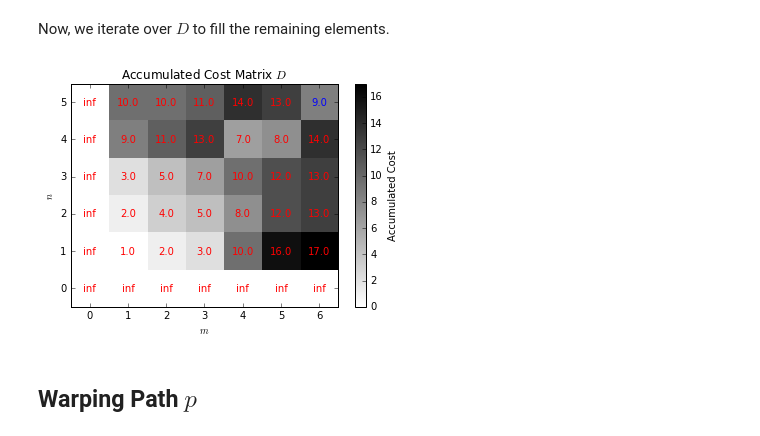
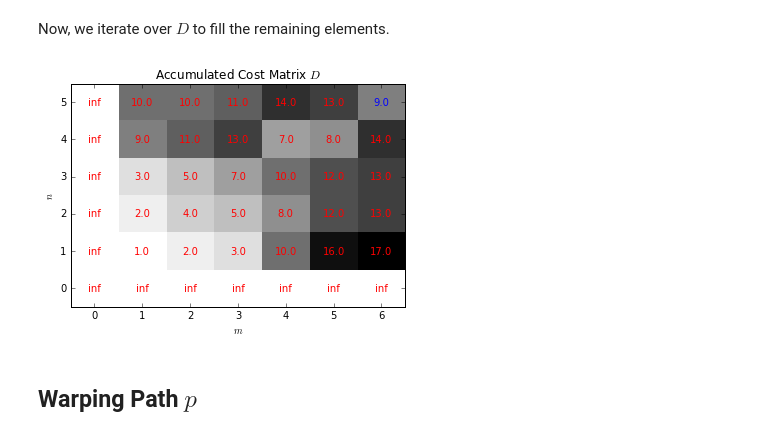
Before and after one commit to stefan-balke/mpa-exc, a Jupyter notebook: dtw.ipynb, the cells around one changed output. Cells and saved outputs as stored; diff of their text form; code cells hidden in the pictures.

Commit message:
DTW for arbitrary step sizes

```diff
--- a/dtw.ipynb
+++ b/dtw.ipynb
@@ -67,22 +67,16 @@ We use the trick of infinity-value rows and columns to make life easier.
 max_0 = step_sizes_sigma.max(axis=0).max()
 max_1 = step_sizes_sigma.max(axis=1).max()
 
-D = np.zeros(C.shape + np.array([max_0, max_1]))
+# initalize whole matrix with infinity values
+D = np.ones(C.shape + np.array([max_0, max_1])) * np.inf
 
-# Initialize extra rows and columns with inifinity cost
-D[:max_0, :] = np.inf
-D[:, :max_1] = np.inf
-
-# Initialize starting points with cumulated sum of C
-D[max_0, max_1:] = np.cumsum(C[0, :])
-D[max_0:, max_1] = np.cumsum(C[:, 0])
+# set starting point to C[0, 0]
+D[max_0, max_1] = C[0, 0]
 
 plt.imshow(D, cmap=plt.get_cmap('gray_r'),
            origin='lower', interpolation='nearest', aspect='auto')
 plt.ylabel('$n$')
 plt.xlabel('$m$')
-cbar = plt.colorbar()
-cbar.ax.set_ylabel('Accumulated Cost')
 plt.title('Accumulated Cost Matrix $D$')
 
 # add numbers to the plot
@@ -105,8 +99,6 @@ imax = ax.imshow(D, cmap=plt.get_cmap('gray_r'),
                  origin='lower', interpolation='nearest', aspect='auto')
 plt.ylabel('$n$')
 plt.xlabel('$m$')
-cbar = fig.colorbar(imax)
-cbar.ax.set_ylabel('Accumulated Cost')
 ax.set_title('Accumulated Cost Matrix $D$')
 
 # add numbers numbers to the plot
@@ -115,41 +107,39 @@ for x in xrange(D.shape[0]):
     for y in xrange(D.shape[1]):
         plt.annotate(str(D[x][y]), xy=(y, x),
                      horizontalalignment='center',
                      verticalalignment='center', color='red')
 
-for n in np.arange(max_0+1, D.shape[0]):
-    for m in np.arange(max_1+1, D.shape[1]):
-        cur_minima = []
-
+for n in np.arange(max_0, D.shape[0]):
+    for m in np.arange(max_1, D.shape[1]):
         # loop over possible step sizes
         for cur_weight_idx, cur_step_size in enumerate(step_sizes_sigma):
-            cur_minima.append(step_weights[cur_weight_idx] * D[n-cur_step_size[0], m-cur_step_size[1]])
+            cur_cost = D[n-cur_step_size[0], m-cur_step_size[1]]
+            cur_cost += step_weights[cur_weight_idx] * C[n-max_0, m-max_1]
 
-        cur_min = np.min(cur_minima)
-        D[n, m] = C[n-max_0, m-max_1] + cur_min
+            D[n, m] = np.min(np.array([cur_cost, D[n, m]]))
 
         imax = ax.imshow(D, cmap=plt.get_cmap('gray_r'),
                          origin='lower', interpolation='nearest', aspect='auto')
 
         # redraw annotations numbers to the plot
         del ax.texts[:]
 
         for x in xrange(D.shape[0]):
             for y in xrange(D.shape[1]):
                 if (x == n and y == m):
                     cur_color = 'blue'
                 else:
                     cur_color = 'red'
 
                 plt.annotate(str(D[x][y]), xy=(y, x),
                              horizontalalignment='center',
                              verticalalignment='center', color=cur_color)
 
         display.display(plt.gcf())
         display.clear_output(wait=True)
         # time.sleep(0.5)
 # %% [output]
-[figure, old version]
+[figure, new version]
 # %% [markdown]
 ## Warping Path $p$
 # %% [markdown]
```
Also changed, not shown: parts of 2 cells of this notebook.
